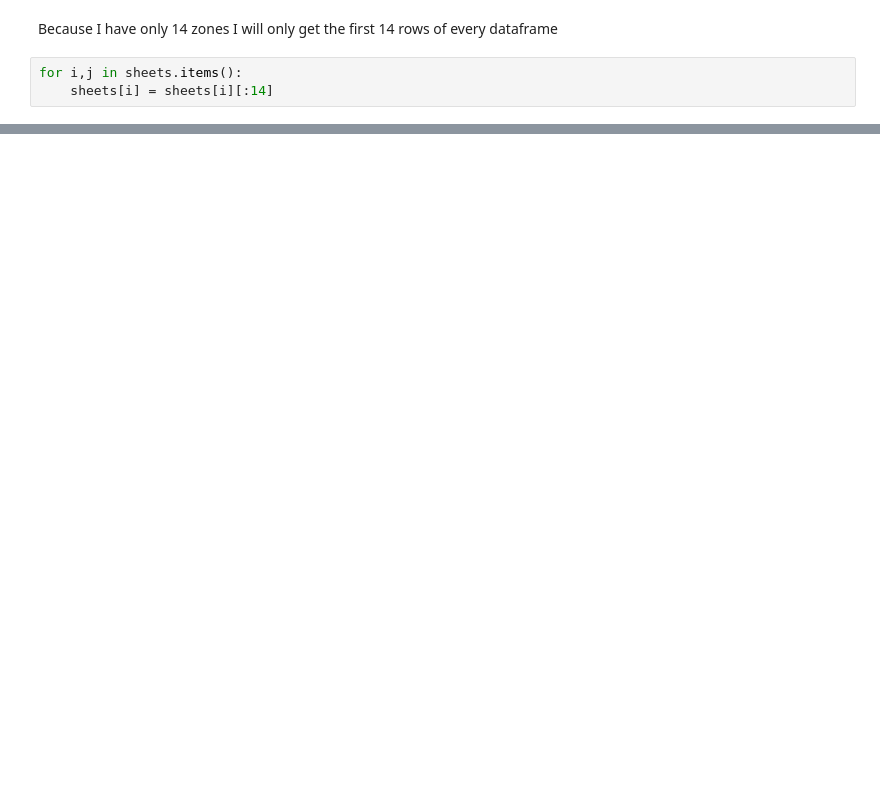
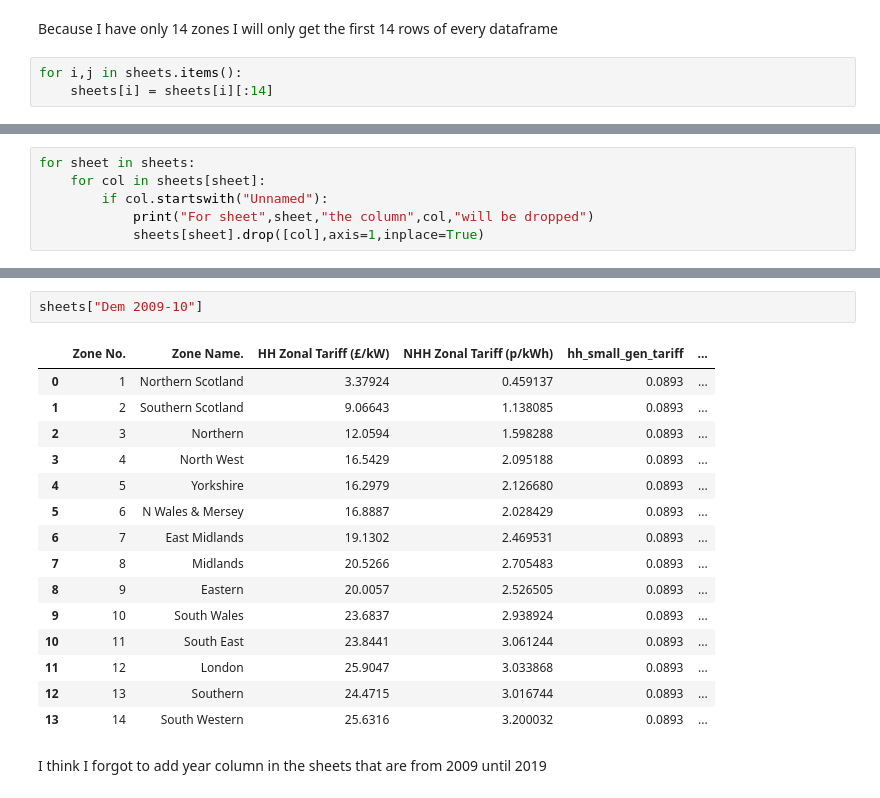
Before and after one commit to seboo1995/CEU-Capstone-Project, a Jupyter notebook: Cleaning_data.ipynb, the cells around one changed output, grey strips where cells are left out. Drawn from its saved outputs; the diff is of its cells as text; blank space fills up the shorter version.

```diff
--- a/Cleaning_data.ipynb
+++ b/Cleaning_data.ipynb
@@ -350,0 +292,6 @@ sheets["Dem 2012-13"]
+# %%
+for sheet in sheets:
+    for col in sheets[sheet]:
+        if col.startswith("Unnamed"):
+            print("For sheet",sheet,"the column",col,"will be dropped")
+            sheets[sheet].drop([col],axis=1,inplace=True)
@@ -350,0 +314,20 @@ sheets["Dem 2012-13"]
+# %%
+sheets["Dem 2009-10"]
+# %% [output]
+|  | Zone No. | Zone Name. | HH Zonal Tariff (£/kW) | NHH Zonal Tariff (p/kWh) | hh_small_gen_tariff | ... |
+| 0 | 1 | Northern Scotland | 3.37924 | 0.459137 | 0.0893 | ... |
+| 1 | 2 | Southern Scotland | 9.06643 | 1.138085 | 0.0893 | ... |
+| 2 | 3 | Northern | 12.0594 | 1.598288 | 0.0893 | ... |
+| 3 | 4 | North West | 16.5429 | 2.095188 | 0.0893 | ... |
+| 4 | 5 | Yorkshire | 16.2979 | 2.126680 | 0.0893 | ... |
+| 5 | 6 | N Wales & Mersey | 16.8887 | 2.028429 | 0.0893 | ... |
+| 6 | 7 | East Midlands | 19.1302 | 2.469531 | 0.0893 | ... |
+| 7 | 8 | Midlands | 20.5266 | 2.705483 | 0.0893 | ... |
+| 8 | 9 | Eastern | 20.0057 | 2.526505 | 0.0893 | ... |
+| 9 | 10 | South Wales | 23.6837 | 2.938924 | 0.0893 | ... |
+| 10 | 11 | South East | 23.8441 | 3.061244 | 0.0893 | ... |
+| 11 | 12 | London | 25.9047 | 3.033868 | 0.0893 | ... |
+| 12 | 13 | Southern | 24.4715 | 3.016744 | 0.0893 | ... |
+| 13 | 14 | South Western | 25.6316 | 3.200032 | 0.0893 | ... |
+# %% [markdown]
+I think I forgot to add year column in the sheets that are from 2009 until 2019
```
Also changed, not shown: parts of 18 cells of this notebook.
